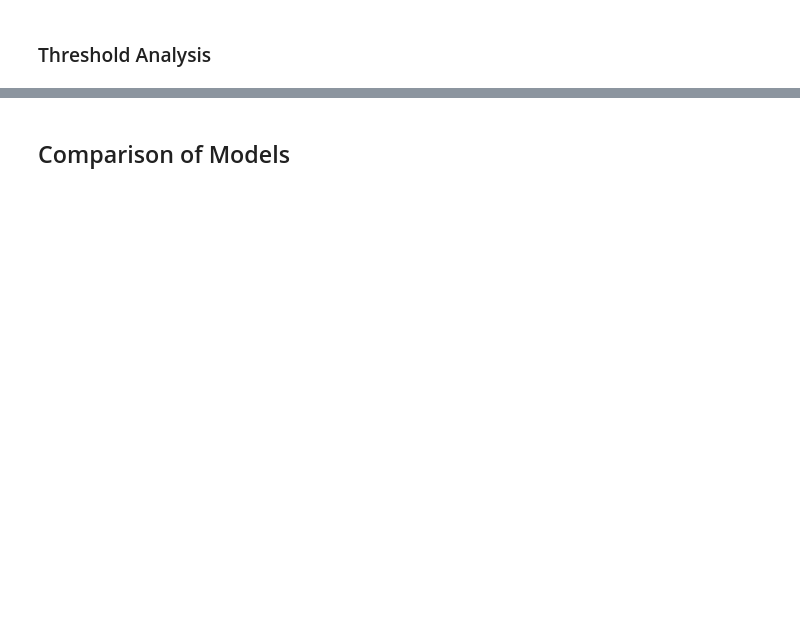
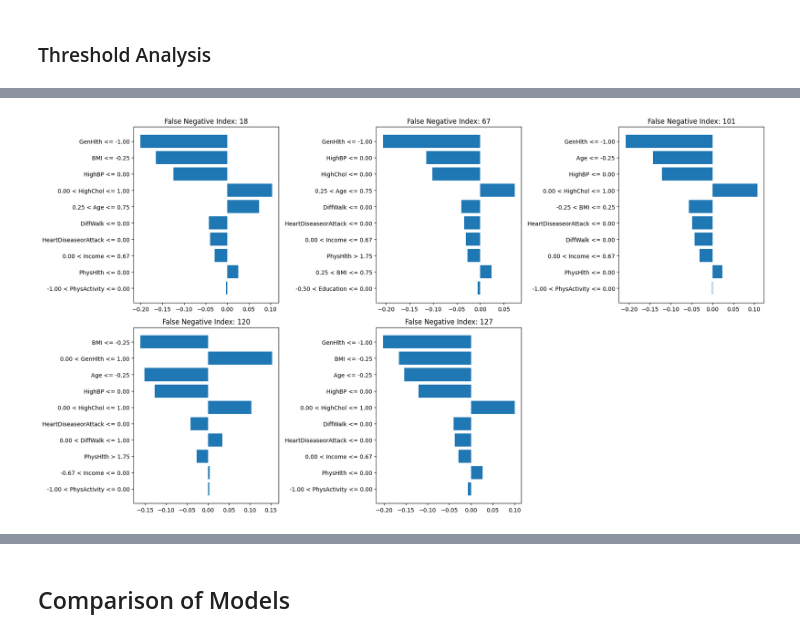
Before and after one commit to ahmedoutalebna/deep-learning-diabete-prediction, a Jupyter notebook: deliverables/deliverable3.ipynb, the cells around one changed output, grey strips where cells are left out. Drawn from its saved outputs; the diff is of its cells as text; code cells hidden in the pictures; blank space fills up the shorter version.

```diff
--- a/deliverables/deliverable3.ipynb
+++ b/deliverables/deliverable3.ipynb
@@ -343,0 +536,50 @@ shap.force_plot(explainer.expected_value[0], shap_values[0][0], X_test_samples[0
+# %%
+# Lime for a sample of false negatives
+# Identify false negatives
+false_negatives = np.where((y_test_np == 1) & (y_pred_prob_np < optimal_threshold))[0]
+
+fn_explanations = []
+# Explain a few false negatives
+for i in false_negatives[:5]:  # Explain first 5 false negatives
+    exp = explainer.explain_instance(
+        data_row=X_test_np[i],
+        predict_fn=lime_predict_fn,
+        num_features=10
+    )
+
+    fn_explanations.append(exp)
+
+# Plot LIME explanations for the false negatives in a 3-column grid
+n_explanations = len(fn_explanations)
+n_cols = 3
+n_rows = int(np.ceil(n_explanations / n_cols))
+
+fig, axes = plt.subplots(n_rows, n_cols, figsize=(6 * n_cols, 5 * n_rows))
+
+# Flatten axes for easy iteration
+axes = axes.flatten()
+
+for idx, exp in enumerate(fn_explanations):
+    ax = axes[idx]
+
+    # Get explanation as list of (feature, weight)
+    exp_list = exp.as_list()
+    features, weights = zip(*exp_list)
+
+    y_pos = np.arange(len(features))
+
+    ax.barh(y_pos, weights)
+    ax.set_yticks(y_pos)
+    ax.set_yticklabels(features)
+    ax.invert_yaxis()
+
+    ax.set_title(f"False Negative Index: {false_negatives[idx]}")
+
+# Hide any unused subplots
+for j in range(idx + 1, len(axes)):
+    fig.delaxes(axes[j])
+
+plt.tight_layout()
+plt.show()
+# %% [output]
+[figure, added]
```
Also changed, not shown: parts of 89 cells of this notebook, 12 other files.
